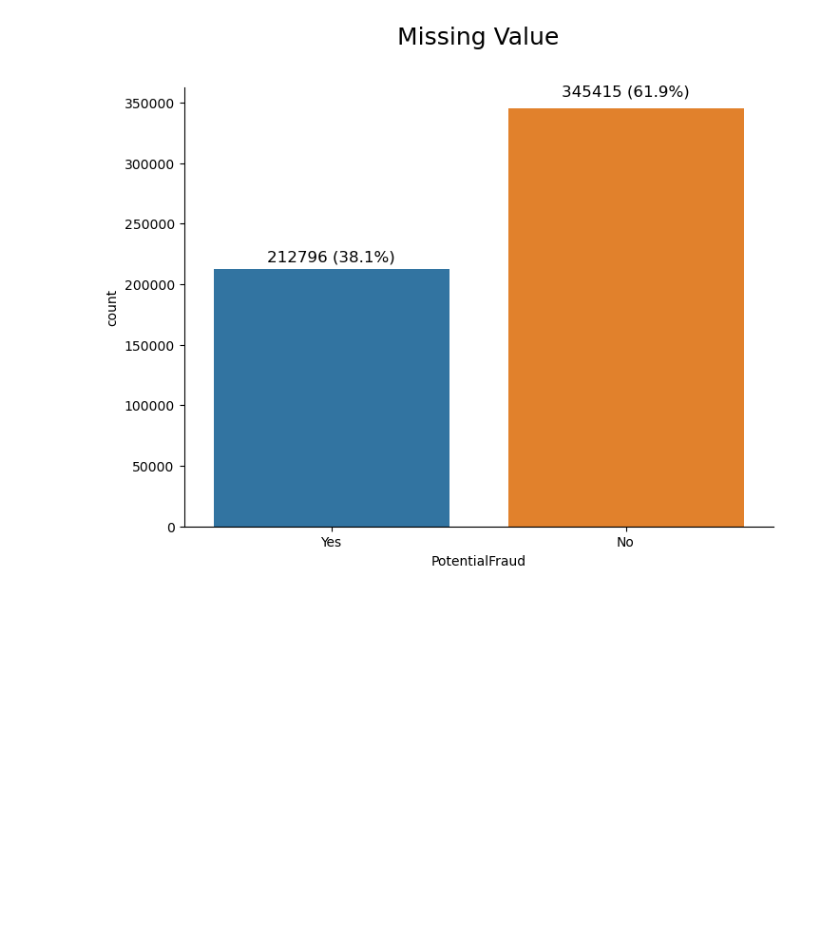
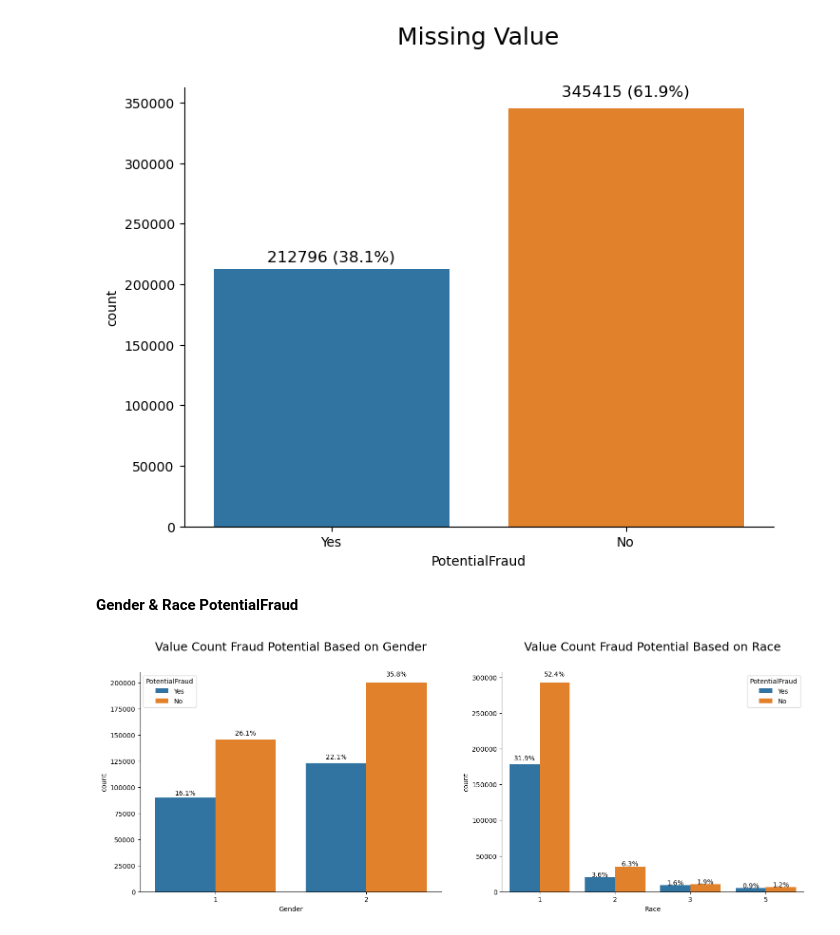
Before and after one commit to JodhiKrisantus/Healthcare-Provider-Fraud-Detection-Analysis, a Jupyter notebook: script_python.ipynb, the cells around one changed output. Cells and saved outputs as stored; diff of their text form; code cells hidden in the pictures; blank space fills up the shorter version.

```diff
--- a/script_python.ipynb
+++ b/script_python.ipynb
@@ -845,3 +845,22 @@ for p in fig.patches:
     fig.annotate(f'{str(height)+ " ("+ str(round((height*100)/df_train.shape[0],1))+"%)"}', (x + width/2, y + height*1.03), ha='center', fontsize=12, rotation=0)
 # %% [output]
 [figure]
+# %% [markdown]
+**Gender & Race PotentialFraud**
+# %%
+gender_race = ['Gender', 'Race']
+plt.figure(figsize=(18,6))
+
+for i in range(len(gender_race)):
+    plt.subplot(1,2,i+1)
+    fig = sns.countplot(data=df_train, x=gender_race[i], hue="PotentialFraud")
+    fig.spines['top'].set_visible(False)
+    fig.spines['right'].set_visible(False)
+    plt.title(f'Value Count Fraud Potential Based on {gender_race[i]}', fontsize = 18, y=1.08)
+    for p in fig.patches:
+        width = p.get_width()
+        height = p.get_height()
+        x, y = p.get_xy()
+        fig.annotate(f'{str(round((height*100)/df_train.shape[0],1))+"%"}', (x + width/2, y + height*1.03), ha='center', fontsize=10, rotation=0)
+# %% [output]
+[figure, added]
```
Also changed, not shown: parts of 16 cells of this notebook.
